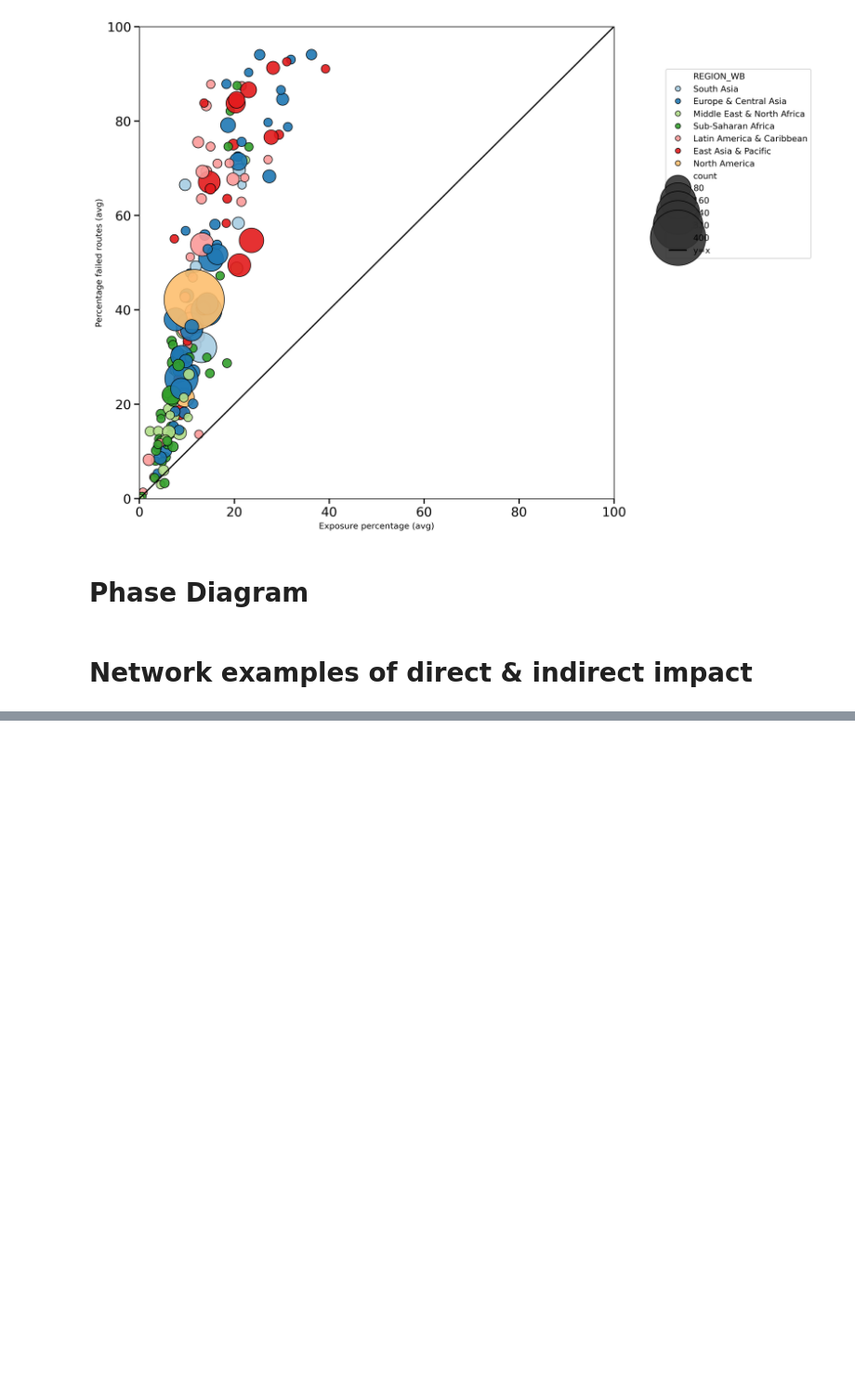
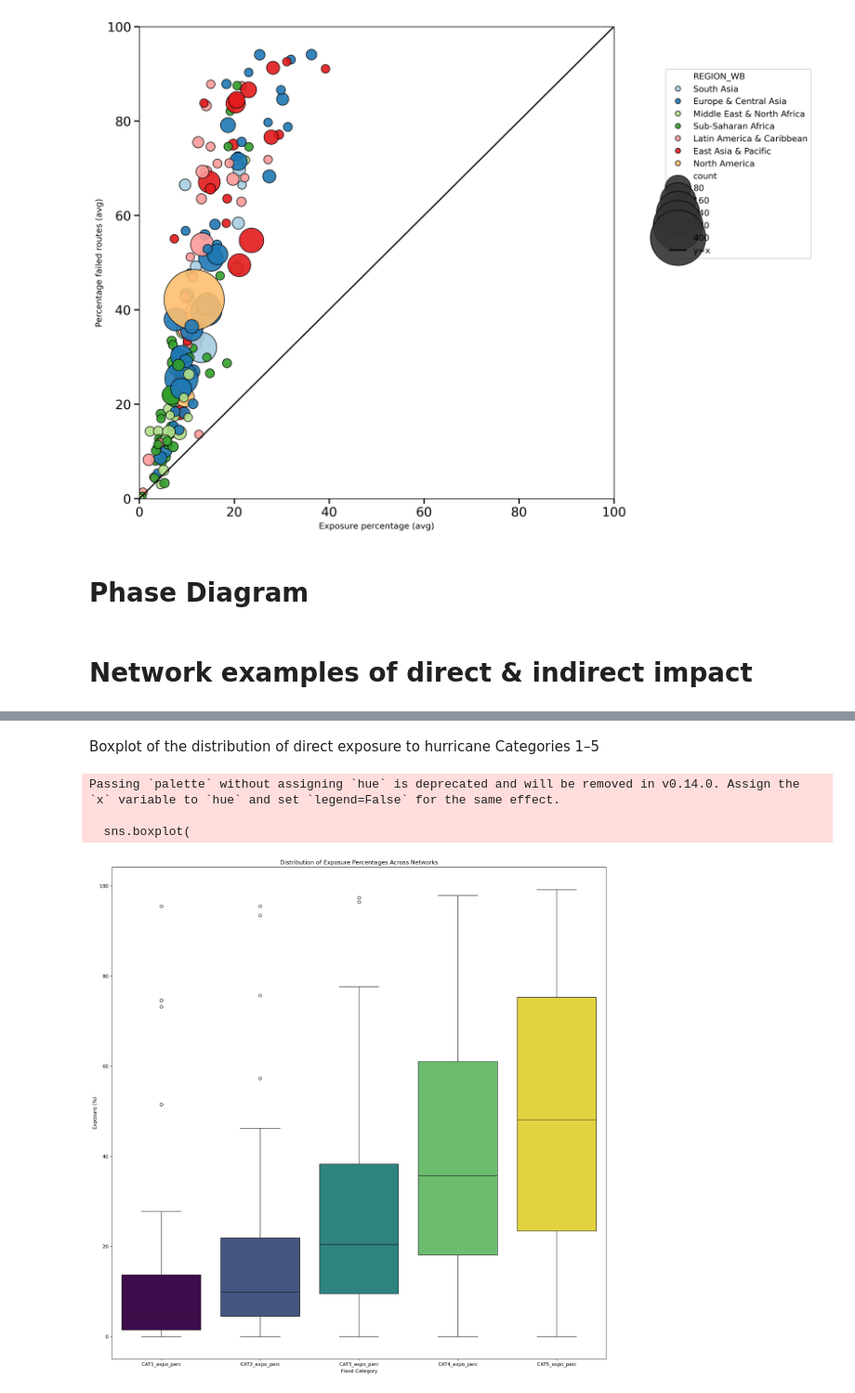
Before and after one commit to jesuslovesyiyi/Global-road-network-resilience, a Jupyter notebook: analysis/04_Visualization.ipynb, the cells around one changed output, grey strips where cells are left out. Shown at 93% size. Drawn from its saved outputs; the diff is of its cells as text; code cells hidden in the pictures; blank space fills up the shorter version.

Commit message:
costal exposure

```diff
--- a/analysis/04_Visualization.ipynb
+++ b/analysis/04_Visualization.ipynb
@@ -252,7 +253,7 @@ plt.ylim(ymax=10000, ymin=0)
 # %% [markdown]
 # Validation: Road closures during Hurricane Harvey
 # %%
-tract_percent_match_df = pd.read_csv("/Users/yiyi/Library/CloudStorage/OneDrive-GeorgiaInstituteofTechnology(2)/Research/Global road network resilience/01_data/01_public/road_closure_fathom_match_percentage.csv",
+tract_percent_match_df = pd.read_csv(home_dir + '/public/road_closure_fathom_match_percentage.csv',
                                      index_col=0)
 # %%
 cols = ['FUP1k_30cm', 'FUP1k_25cm',
@@ -470,0 +480,3 @@ output_df.to_csv(home_dir + f"/public/Direct_indirect_network_viz/NetID_{net_id}
+# %%
+exposure_data_df = pd.read_csv(home_dir + "/Coastal_flooding/graph_exposure.csv", index_col=0)
+exposure_data_df.head()
@@ -470,0 +490,33 @@ output_df.to_csv(home_dir + f"/public/Direct_indirect_network_viz/NetID_{net_id}
+# %% [markdown]
+Boxplot of the distribution of direct exposure to hurricane Categories 1–5
+# %%
+pct_cols = ["CAT1_expo_perc", "CAT2_expo_perc", "CAT3_expo_perc", "CAT4_expo_perc", "CAT5_expo_perc"]
+
+df_long = exposure_data_df.melt(
+    value_vars=pct_cols,
+    var_name="Category",
+    value_name="Exposure (%)"
+)
+
+cmap = cm.get_cmap("viridis")   # alternatives: "magma", "plasma", "cividis"
+palette = [cmap(i) for i in np.linspace(0, 1, len(pct_cols))]
+
+plt.figure(dpi=300, figsize=(15,15))
+sns.boxplot(
+    data=df_long,
+    x="Category",
+    y="Exposure (%)",
+    palette=palette,
+    showfliers=True
+)
+
+plt.xlabel("Flood Category")
+plt.ylabel("Exposure (%)")
+plt.title("Distribution of Exposure Percentages Across Networks")
+plt.tight_layout()
+plt.show()
+# %% [output]
+Passing `palette` without assigning `hue` is deprecated and will be removed in v0.14.0. Assign the `x` variable to `hue` and set `legend=False` for the same effect.
+
+  sns.boxplot(
+[figure, added]
```
Also changed, not shown: parts of 7 cells of this notebook, 1 other file.
